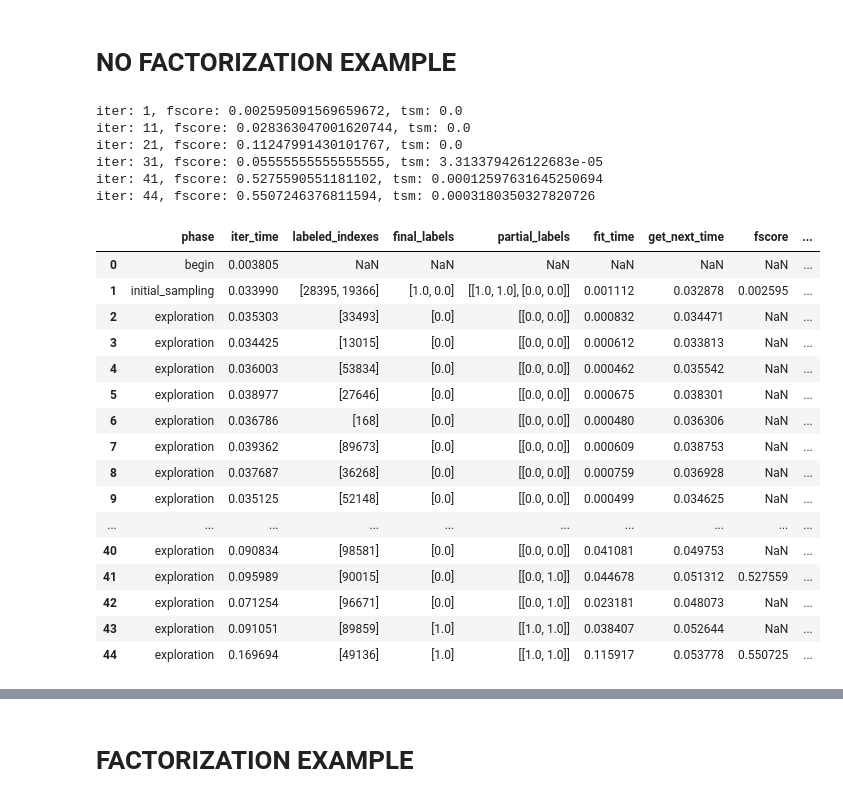
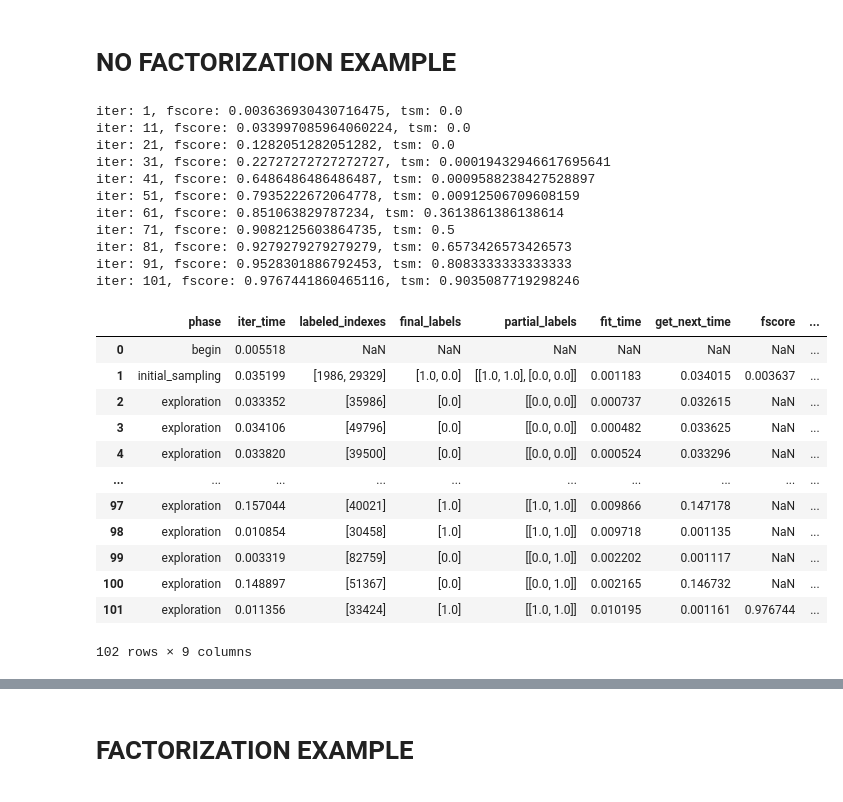
Before and after one commit to AIDEmeProject/PythonMiddleware, a Jupyter notebook: example.ipynb, the cells around one changed output, grey strips where cells are left out. Saved outputs shown, nothing was run; the diff lists cells and outputs as text; code cells hidden in the pictures.

```diff
--- a/example.ipynb
+++ b/example.ipynb
@@ -38,7 +38,7 @@ rng = np.random.RandomState(0)
 X = rng.uniform(low=-2, high=2, size=(N, dim))  # do not forget to standardize the data. For this distribution, it should be fine without it.
 y_subspace = np.vstack([np.abs(X[:, i]) < limit for i in range(dim)]).T.astype('float')  # partial labels (for each subspace)
 y = y_subspace.min(axis=1)
-user = DummyUser(y, y_subspace)
+labeled_set = LabeledSet(y, partial=y_subspace)
 
 # visualize data distribution
 print('selectivity :', 100 * y.sum() / len(y), '%')
@@ -52,60 +52,61 @@ selectivity : 0.105 %
 # NO FACTORIZATION EXAMPLE
 # %%
 # SET-UP EXPLORATION CONFIGURATION
-NUMBER_OF_ITERATIONS = 43  # number of points to be labeled by the user
+NUMBER_OF_ITERATIONS = 100  # number of points to be labeled by the user
 SUBSAMPLING = float('inf')
-INITIAL_SAMPLER = StratifiedSampler.from_user(user, pos=1, neg=1)  # start with one random positive sample and one random negative sample
+INITIAL_SAMPLER = StratifiedSampler(labeled_set, pos=1, neg=1)  # start with one random positive sample and one random negative sample
 #INITIAL_SAMPLER = RandomInitialSampler(10)
 CALLBACK = [ # callback functions to be called at the end of each iteration
     classification_metrics(y, 'fscore'),
     three_set_metric,
 ]
 CALLBACK_SKIP = 10
 PRINT_CALLBACK_RESULT = True
 CONVERGENCE_CRITERIA = [
     max_iter_reached(NUMBER_OF_ITERATIONS),
     #all_points_are_known,
     #metric_reached_threshold('fscore', 0.8),
     metric_reached_threshold('tsm', 0.9),
 ]
 
 explore = PoolBasedExploration(INITIAL_SAMPLER, SUBSAMPLING, CALLBACK, CALLBACK_SKIP, PRINT_CALLBACK_RESULT, CONVERGENCE_CRITERIA)
 
 # CHOOSE AN ALGORITHM
 #learner = RandomSampler(SVC(C=1e5, kernel='rbf', gamma='auto'))  # choose a random point
 learner = SimpleMargin(C=1024, kernel='rbf')  # choose point closest to SVM decision boundary
 #learner = KernelQueryByCommittee(kernel='rbf', sampling='deterministic', n_samples=8, warmup=1000, thin=100, rounding=True)  # version space algorithm
 learner = DualSpaceModel(learner, sample_unknown_proba=0.5, mode='positive')  # Dual Space model
 
 
 # RUN EXPLORATION
-metrics = explore.run(X, user, learner, repeat=1)  # 'repeat' specifies how many times to repeat the exploration process
+metrics = explore.run(X, labeled_set, learner, repeat=1)  # 'repeat' specifies how many times to repeat the exploration process
 
 # COMPUTE AVERAGE F-SCORE OVER ALL REPEATS AND PLOT
 #plot_fscore(metrics)
 df = pd.DataFrame.from_dict({i: metric for i, metric in enumerate(metrics[0])}, orient='index')
 df
 # %% [output]
-iter: 1, fscore: 0.002595091569659672, tsm: 0.0
-iter: 11, fscore: 0.028363047001620744, tsm: 0.0
-iter: 21, fscore: 0.11247991430101767, tsm: 0.0
-iter: 31, fscore: 0.05555555555555555, tsm: 3.313379426122683e-05
-iter: 41, fscore: 0.5275590551181102, tsm: 0.00012597631645250694
-iter: 44, fscore: 0.5507246376811594, tsm: 0.0003180350327820726
+iter: 1, fscore: 0.003636930430716475, tsm: 0.0
+iter: 11, fscore: 0.033997085964060224, tsm: 0.0
+iter: 21, fscore: 0.1282051282051282, tsm: 0.0
+iter: 31, fscore: 0.22727272727272727, tsm: 0.00019432946617695641
+iter: 41, fscore: 0.6486486486486487, tsm: 0.0009588238427528897
+iter: 51, fscore: 0.7935222672064778, tsm: 0.00912506709608159
+iter: 61, fscore: 0.851063829787234, tsm: 0.3613861386138614
+iter: 71, fscore: 0.9082125603864735, tsm: 0.5
+iter: 81, fscore: 0.9279279279279279, tsm: 0.6573426573426573
+iter: 91, fscore: 0.9528301886792453, tsm: 0.8083333333333333
+iter: 101, fscore: 0.9767441860465116, tsm: 0.9035087719298246
 |  | phase | iter_time | labeled_indexes | final_labels | partial_labels | fit_time | get_next_time | fscore | ... |
-| 0 | begin | 0.003805 | NaN | NaN | NaN | NaN | NaN | NaN | ... |
-| 1 | initial_sampling | 0.033990 | [28395, 19366] | [1.0, 0.0] | [[1.0, 1.0], [0.0, 0.0]] | 0.001112 | 0.032878 | 0.002595 | ... |
-| 2 | exploration | 0.035303 | [33493] | [0.0] | [[0.0, 0.0]] | 0.000832 | 0.034471 | NaN | ... |
-| 3 | exploration | 0.034425 | [13015] | [0.0] | [[0.0, 0.0]] | 0.000612 | 0.033813 | NaN | ... |
-| 4 | exploration | 0.036003 | [53834] | [0.0] | [[0.0, 0.0]] | 0.000462 | 0.035542 | NaN | ... |
-| 5 | exploration | 0.038977 | [27646] | [0.0] | [[0.0, 0.0]] | 0.000675 | 0.038301 | NaN | ... |
-| 6 | exploration | 0.036786 | [168] | [0.0] | [[0.0, 0.0]] | 0.000480 | 0.036306 | NaN | ... |
-| 7 | exploration | 0.039362 | [89673] | [0.0] | [[0.0, 0.0]] | 0.000609 | 0.038753 | NaN | ... |
-| 8 | exploration | 0.037687 | [36268] | [0.0] | [[0.0, 0.0]] | 0.000759 | 0.036928 | NaN | ... |
-| 9 | exploration | 0.035125 | [52148] | [0.0] | [[0.0, 0.0]] | 0.000499 | 0.034625 | NaN | ... |
+| 0 | begin | 0.005518 | NaN | NaN | NaN | NaN | NaN | NaN | ... |
+| 1 | initial_sampling | 0.035199 | [1986, 29329] | [1.0, 0.0] | [[1.0, 1.0], [0.0, 0.0]] | 0.001183 | 0.034015 | 0.003637 | ... |
+| 2 | exploration | 0.033352 | [35986] | [0.0] | [[0.0, 0.0]] | 0.000737 | 0.032615 | NaN | ... |
+| 3 | exploration | 0.034106 | [49796] | [0.0] | [[0.0, 0.0]] | 0.000482 | 0.033625 | NaN | ... |
+| 4 | exploration | 0.033820 | [39500] | [0.0] | [[0.0, 0.0]] | 0.000524 | 0.033296 | NaN | ... |
 | ... | ... | ... | ... | ... | ... | ... | ... | ... | ... |
-| 40 | exploration | 0.090834 | [98581] | [0.0] | [[0.0, 0.0]] | 0.041081 | 0.049753 | NaN | ... |
-| 41 | exploration | 0.095989 | [90015] | [0.0] | [[0.0, 1.0]] | 0.044678 | 0.051312 | 0.527559 | ... |
-| 42 | exploration | 0.071254 | [96671] | [0.0] | [[0.0, 1.0]] | 0.023181 | 0.048073 | NaN | ... |
-| 43 | exploration | 0.091051 | [89859] | [1.0] | [[1.0, 1.0]] | 0.038407 | 0.052644 | NaN | ... |
-| 44 | exploration | 0.169694 | [49136] | [1.0] | [[1.0, 1.0]] | 0.115917 | 0.053778 | 0.550725 | ... |
+| 97 | exploration | 0.157044 | [40021] | [1.0] | [[1.0, 1.0]] | 0.009866 | 0.147178 | NaN | ... |
+| 98 | exploration | 0.010854 | [30458] | [1.0] | [[1.0, 1.0]] | 0.009718 | 0.001135 | NaN | ... |
+| 99 | exploration | 0.003319 | [82759] | [0.0] | [[0.0, 1.0]] | 0.002202 | 0.001117 | NaN | ... |
+| 100 | exploration | 0.148897 | [51367] | [0.0] | [[0.0, 1.0]] | 0.002165 | 0.146732 | NaN | ... |
+| 101 | exploration | 0.011356 | [33424] | [1.0] | [[1.0, 1.0]] | 0.010195 | 0.001161 | 0.976744 | ... |
+102 rows × 9 columns
```
Also changed, not shown: parts of 3 cells of this notebook, 7 other files.
